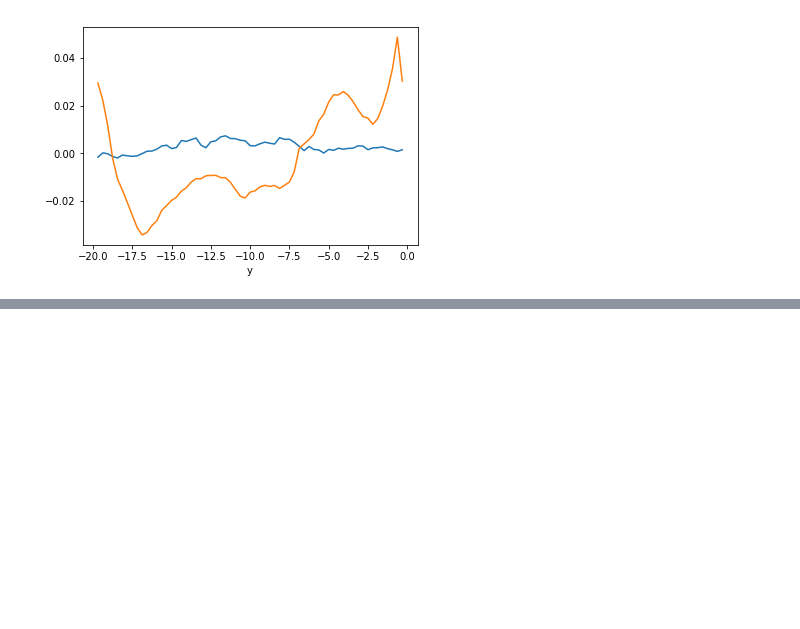
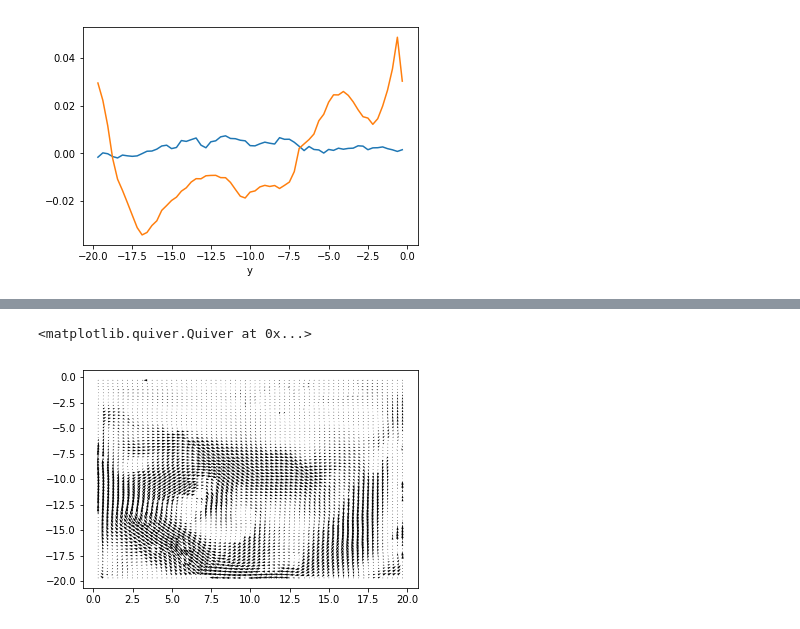
Before and after one commit to alexlib/pivpy, a Jupyter notebook: examples/notebooks/pivpy_example.ipynb, the cells around one changed output, grey strips where cells are left out. Saved outputs shown, nothing was run; the diff lists cells and outputs as text; code cells hidden in the pictures; blank space fills up the shorter version.

```diff
--- a/examples/notebooks/pivpy_example.ipynb
+++ b/examples/notebooks/pivpy_example.ipynb
@@ -46,0 +53,5 @@ data.mean(dim='x').to_dataframe()['v'].plot()
+# %%
+plt.quiver(data['x'],data['y'],data.u.mean(dim='t'),data.v.mean(dim='t'))
+# %% [output]
+<matplotlib.quiver.Quiver at 0x...>
+[figure, added]
```
Also changed, not shown: parts of 10 cells of this notebook, 2 other files.
